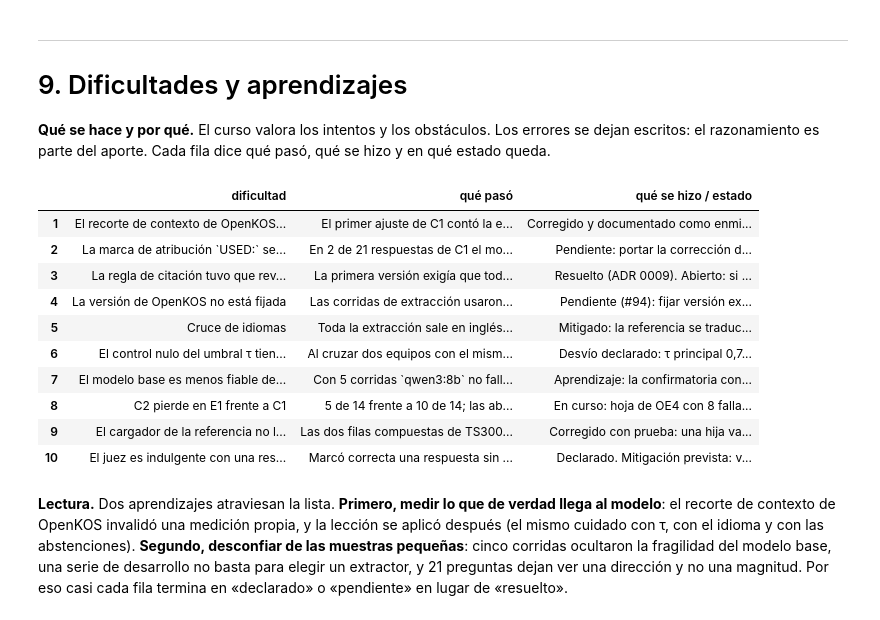
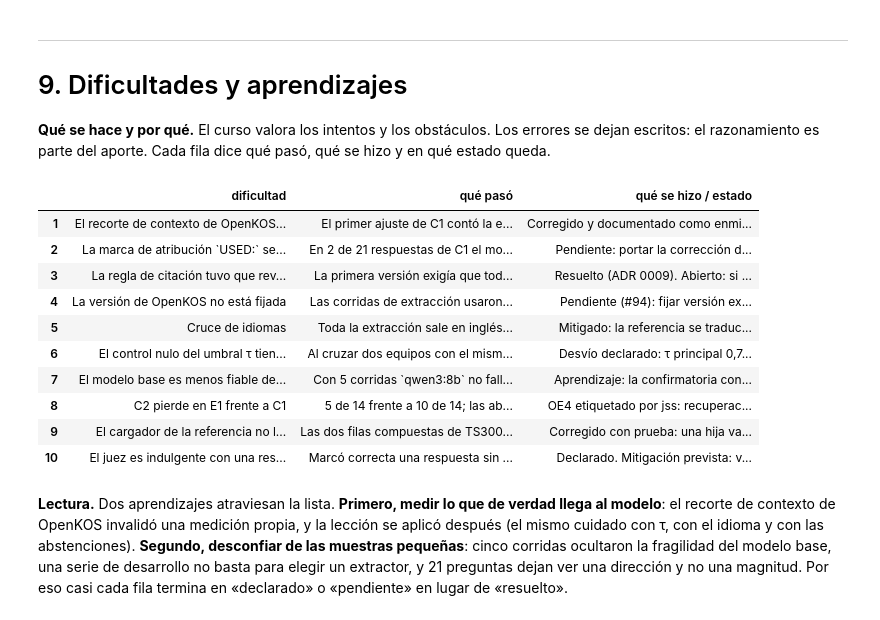
Before and after one commit to jasonssdev/mcd-afg, a Jupyter notebook: notebooks/19-jss-modelos.ipynb, the cells around one changed output. Saved outputs shown, nothing was run; the diff lists cells and outputs as text; code cells hidden in the pictures.

```diff
--- a/notebooks/19-jss-modelos.ipynb
+++ b/notebooks/19-jss-modelos.ipynb
@@ -2262,41 +2278,44 @@ DIFFICULTIES = pd.DataFrame(
             f"{SUMMARY['C2']['E1'].correct} de {SUMMARY['C2']['E1'].n} frente a "
             f"{SUMMARY['C1']['E1'].correct} de {SUMMARY['C1']['E1'].n}; "
             "las abstenciones de ambas condiciones las decidió la verificación de suficiencia",
-            f"En curso: hoja de OE4 con {n_oe4} fallas ({n_oe4_labelled} etiquetadas); decisión "
-            "sobre fuentes en bruto en C2 (#146)",
+            f"OE4 etiquetado por jss: recuperación {OE4_STAGES['recuperacion']}, extracción "
+            f"{OE4_STAGES['extraccion']}, síntesis {OE4_STAGES['sintesis']} (de {n_oe4_total} "
+            "fallas; una serie, una persona). Pendiente: decisión sobre fuentes en bruto en C2 "
+            "(#146)",
         ),
         (
             "El cargador de la referencia no leía TS3009",
             "Las dos filas compuestas de TS3009 traen vacíos la reunión, la oración y la cita de "
             "sus hijas, y el cargador buscaba "
             "la transcripción de una reunión vacía",
             "Corregido con prueba: una hija vacía hereda los campos de su fila compuesta "
             "(notebook 15)",
         ),
         (
-            "El juez es indulgente con una respuesta genérica",
+            "El juez es indulgente con una respuesta genérica y estricto con una parcial",
             "Marcó correcta una respuesta sin contexto que no afirma lo que dice la referencia "
-            "(sección 7.4); su calibración "
+            "(sección 7.4) y marcó incorrecta una respuesta correcta en lo sustancial, "
+            "por faltarle elementos (`q023`, sección 7.5); su calibración "
             "(42 ítems, una serie) pudo quedar algo inflada porque el identificador delataba cómo "
             "se generó cada respuesta",
             "Declarado. Mitigación prevista: verificación humana del 20 % de las respuestas del "
             "experimento",
         ),
     ],
     columns=["dificultad", "qué pasó", "qué se hizo / estado"],
 )
 DIFFICULTIES.index = range(1, len(DIFFICULTIES) + 1)
 DIFFICULTIES
 # %% [output]
 |  | dificultad | qué pasó | qué se hizo / estado |
 | 1 | El recorte de contexto de OpenKOS... | El primer ajuste de C1 contó la e... | Corregido y documentado como enmi... |
 | 2 | La marca de atribución `USED:` se... | En 2 de 21 respuestas de C1 el mo... | Pendiente: portar la corrección d... |
 | 3 | La regla de citación tuvo que rev... | La primera versión exigía que tod... | Resuelto (ADR 0009). Abierto: si ... |
 | 4 | La versión de OpenKOS no está fijada | Las corridas de extracción usaron... | Pendiente (#94): fijar versión ex... |
 | 5 | Cruce de idiomas | Toda la extracción sale en inglés... | Mitigado: la referencia se traduc... |
 | 6 | El control nulo del umbral τ tien... | Al cruzar dos equipos con el mism... | Desvío declarado: τ principal 0,7... |
 | 7 | El modelo base es menos fiable de... | Con 5 corridas `qwen3:8b` no fall... | Aprendizaje: la confirmatoria con... |
-| 8 | C2 pierde en E1 frente a C1 | 5 de 14 frente a 10 de 14; las ab... | En curso: hoja de OE4 con 8 falla... |
+| 8 | C2 pierde en E1 frente a C1 | 5 de 14 frente a 10 de 14; las ab... | OE4 etiquetado por jss: recuperac... |
 | 9 | El cargador de la referencia no l... | Las dos filas compuestas de TS300... | Corregido con prueba: una hija va... |
 | 10 | El juez es indulgente con una res... | Marcó correcta una respuesta sin ... | Declarado. Mitigación prevista: v... |
 # %% [markdown]
```
Also changed, not shown: parts of 7 cells of this notebook, 3 other files.
